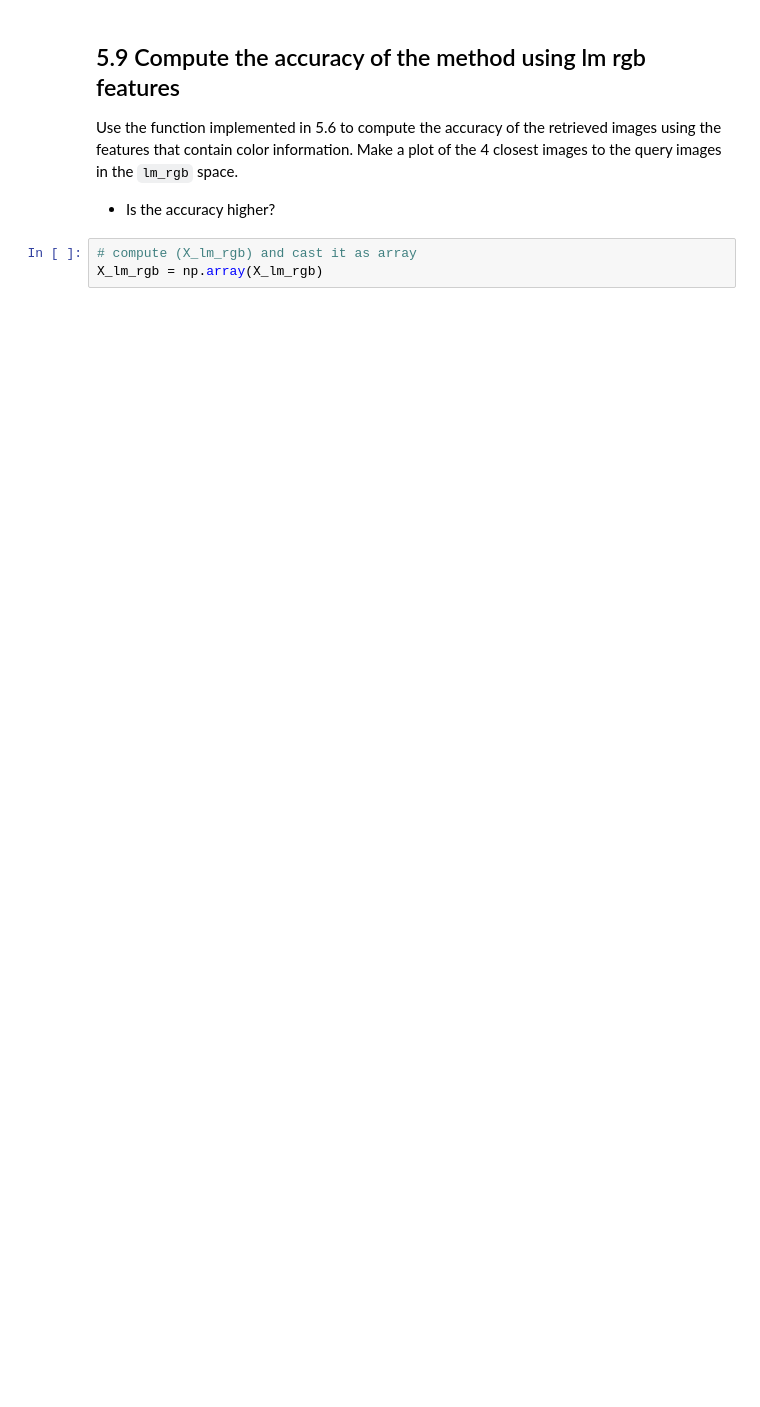
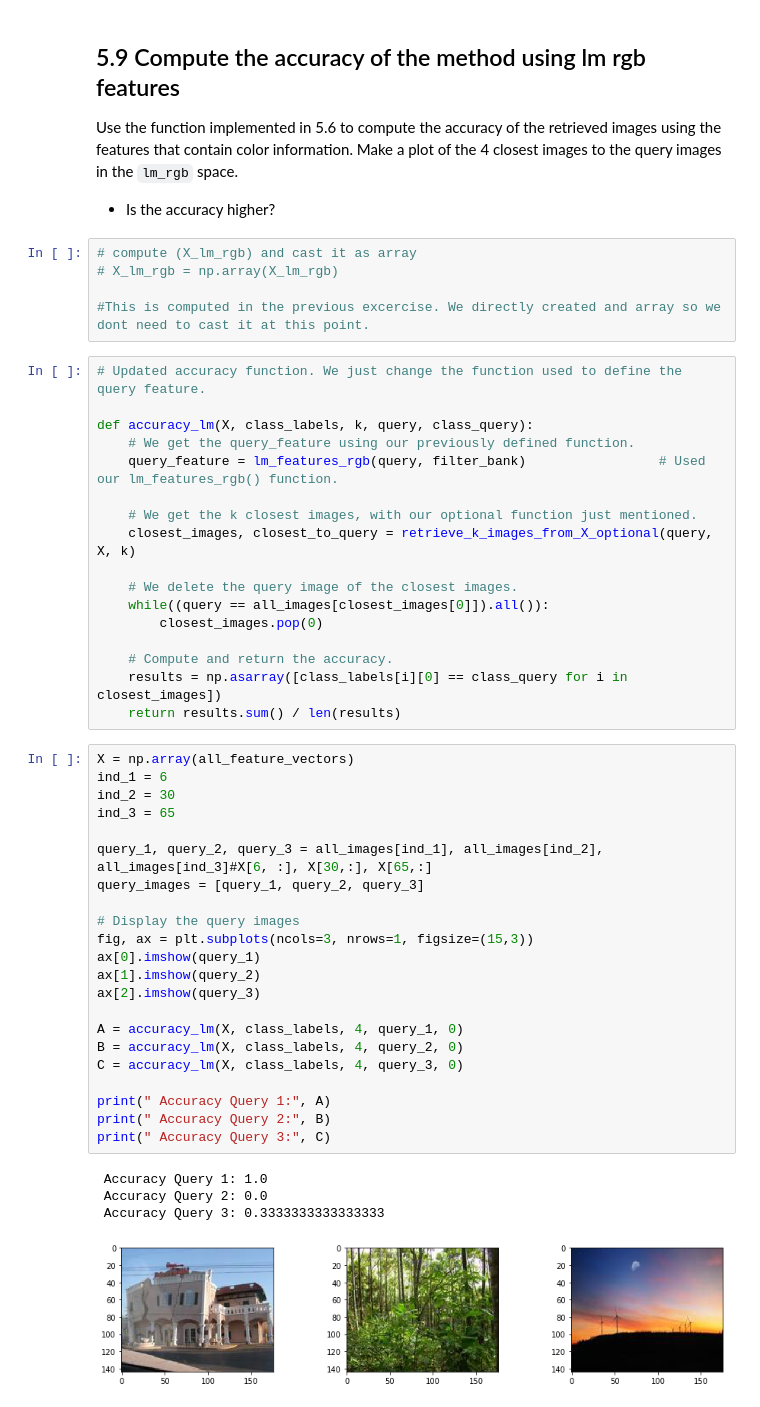
Before and after one commit to leRoderic/VA_19, a Jupyter notebook: P5/P5_JoelBolwijn_RodrigoCabezas.ipynb, the cells around one changed output. Drawn from its saved outputs; the diff is of its cells as text; blank space fills up the shorter version.

```diff
--- a/P5/P5_JoelBolwijn_RodrigoCabezas.ipynb
+++ b/P5/P5_JoelBolwijn_RodrigoCabezas.ipynb
@@ -374,4 +458,50 @@ Use the function implemented in 5.6 to compute the accuracy of the retrieved ima
 - Is the accuracy higher?
 # %%
 # compute (X_lm_rgb) and cast it as array
-X_lm_rgb = np.array(X_lm_rgb)
+# X_lm_rgb = np.array(X_lm_rgb)
+
+#This is computed in the previous excercise. We directly created and array so we dont need to cast it at this point.
+# %%
+# Updated accuracy function. We just change the function used to define the query feature.
+
+def accuracy_lm(X, class_labels, k, query, class_query):
+    # We get the query_feature using our previously defined function.
+    query_feature = lm_features_rgb(query, filter_bank)                 # Used our lm_features_rgb() function.
+
+    # We get the k closest images, with our optional function just mentioned.
+    closest_images, closest_to_query = retrieve_k_images_from_X_optional(query, X, k)
+
+    # We delete the query image of the closest images.
+    while((query == all_images[closest_images[0]]).all()):
+        closest_images.pop(0)
+
+    # Compute and return the accuracy.
+    results = np.asarray([class_labels[i][0] == class_query for i in closest_images])
+    return results.sum() / len(results)
+# %%
+X = np.array(all_feature_vectors)
+ind_1 = 6
+ind_2 = 30
+ind_3 = 65
+
+query_1, query_2, query_3 = all_images[ind_1], all_images[ind_2], all_images[ind_3]#X[6, :], X[30,:], X[65,:]
+query_images = [query_1, query_2, query_3]
+
+# Display the query images
+fig, ax = plt.subplots(ncols=3, nrows=1, figsize=(15,3))
+ax[0].imshow(query_1)
+ax[1].imshow(query_2)
+ax[2].imshow(query_3)
+
+A = accuracy_lm(X, class_labels, 4, query_1, 0)
+B = accuracy_lm(X, class_labels, 4, query_2, 0)
+C = accuracy_lm(X, class_labels, 4, query_3, 0)
+
+print(" Accuracy Query 1:", A)
+print(" Accuracy Query 2:", B)
+print(" Accuracy Query 3:", C)
+# %% [output]
+ Accuracy Query 1: 1.0
+ Accuracy Query 2: 0.0
+ Accuracy Query 3: 0.3333333333333333
+[figure, added]
```
Also changed, not shown: parts of 22 cells of this notebook.
